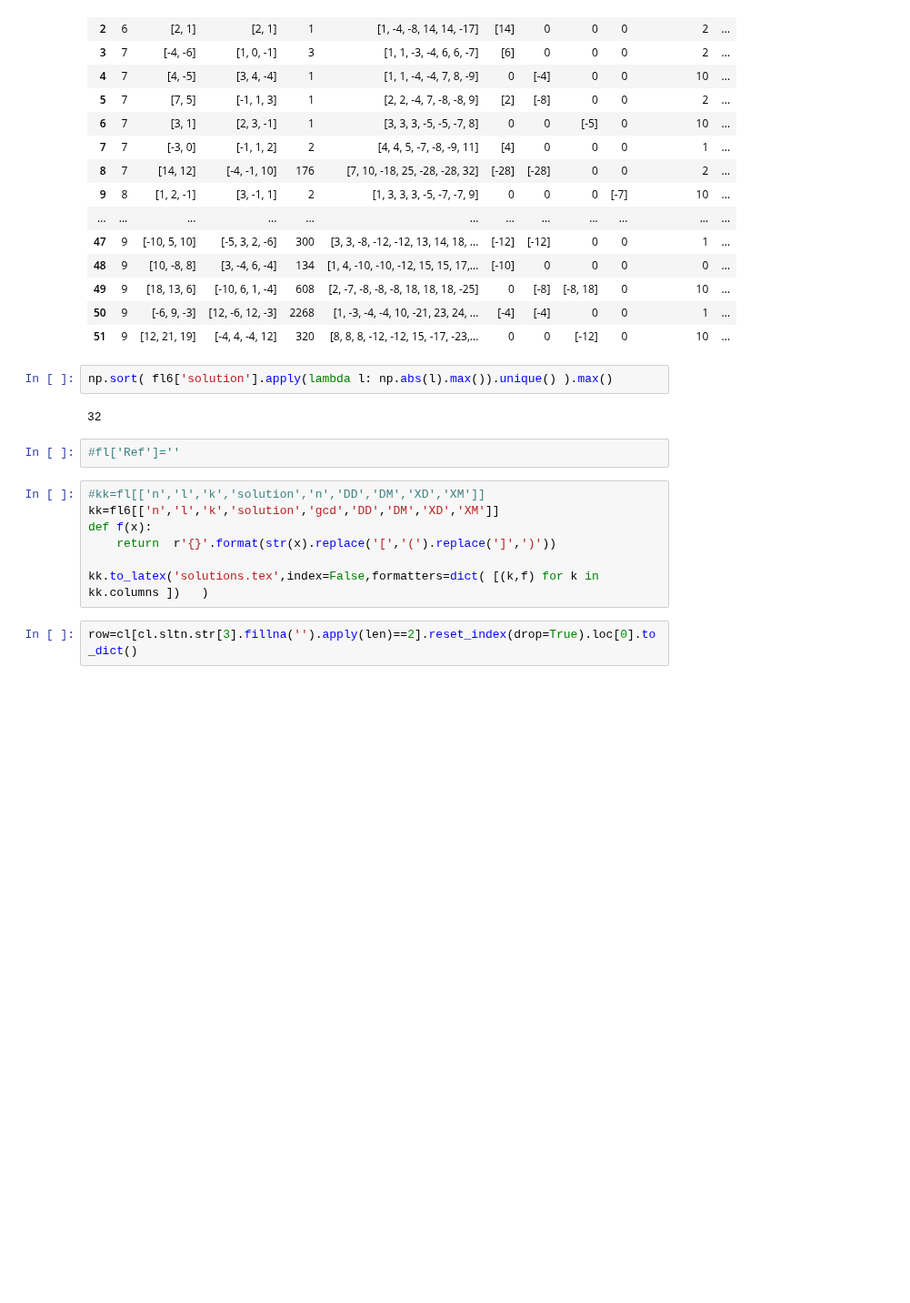
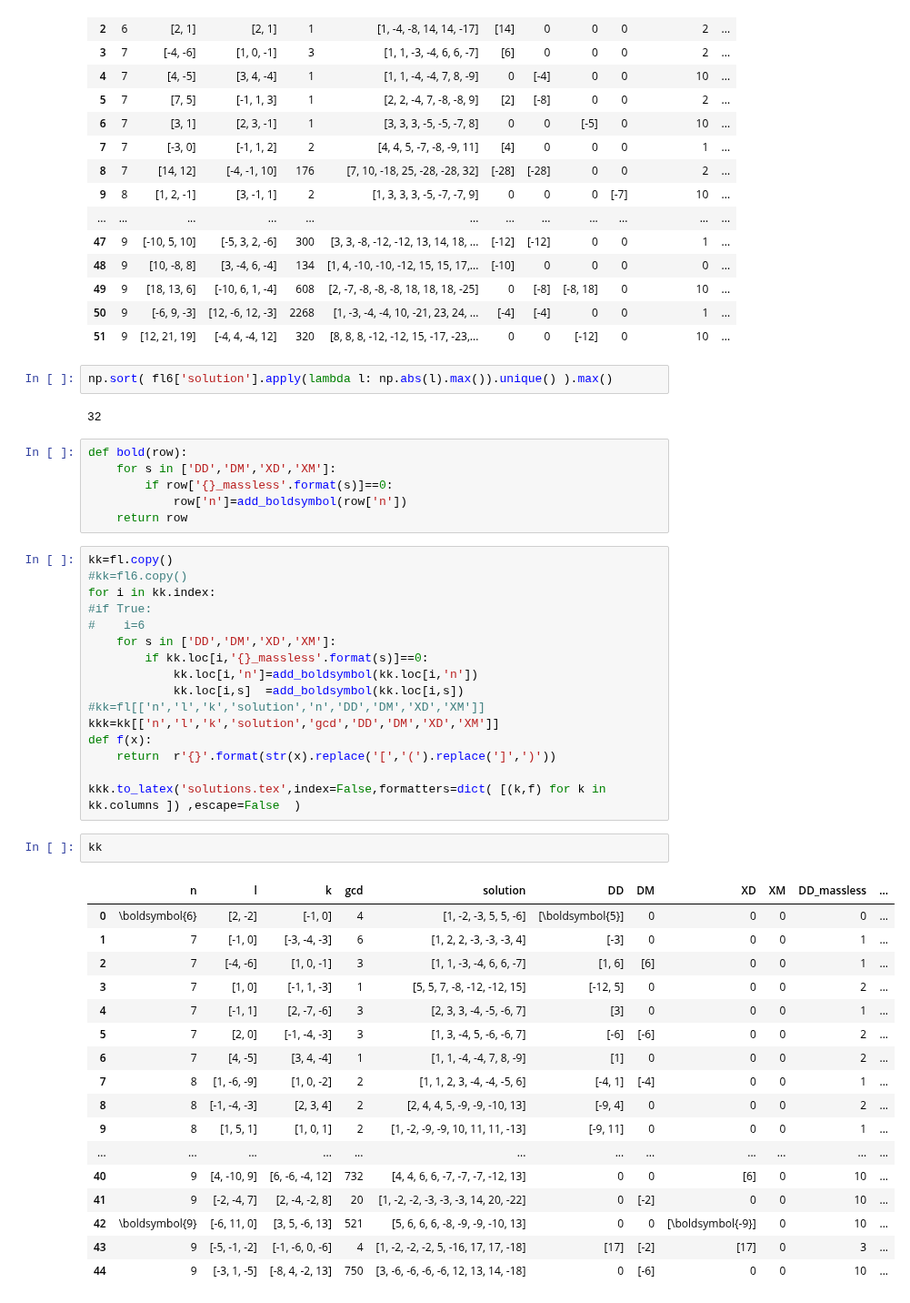
Before and after one commit to LBJ-Wade/anomaly, a Jupyter notebook: Analysis.ipynb, the cells around one changed output. Shown at 91% size. Saved outputs shown, nothing was run; the diff lists cells and outputs as text; blank space fills up the shorter version.

Commit message:
Improve LaTeX export with \boldsymbol

```diff
--- a/Analysis.ipynb
+++ b/Analysis.ipynb
@@ -314,14 +314,45 @@ fl6
 np.sort( fl6['solution'].apply(lambda l: np.abs(l).max()).unique() ).max()
 # %% [output]
 32
-# %%
-#fl['Ref']=''
+# %%
+def bold(row):
+    for s in ['DD','DM','XD','XM']:
+        if row['{}_massless'.format(s)]==0:
+            row['n']=add_boldsymbol(row['n'])
+    return row
 # %%
+kk=fl.copy()
+#kk=fl6.copy()
+for i in kk.index:
+#if True:
+#    i=6
+    for s in ['DD','DM','XD','XM']:
+        if kk.loc[i,'{}_massless'.format(s)]==0:
+            kk.loc[i,'n']=add_boldsymbol(kk.loc[i,'n'])
+            kk.loc[i,s]  =add_boldsymbol(kk.loc[i,s])
 #kk=fl[['n','l','k','solution','n','DD','DM','XD','XM']]
-kk=fl6[['n','l','k','solution','gcd','DD','DM','XD','XM']]
+kkk=kk[['n','l','k','solution','gcd','DD','DM','XD','XM']]
 def f(x):
     return  r'{}'.format(str(x).replace('[','(').replace(']',')'))
 
-kk.to_latex('solutions.tex',index=False,formatters=dict( [(k,f) for k in kk.columns ])   )
+kkk.to_latex('solutions.tex',index=False,formatters=dict( [(k,f) for k in kk.columns ]) ,escape=False  )
-# %%
-row=cl[cl.sltn.str[3].fillna('').apply(len)==2].reset_index(drop=True).loc[0].to_dict()
+# %%
+kk
+# %% [output]
+|  | n | l | k | gcd | solution | DD | DM | XD | XM | DD_massless | ... |
+| 0 | \boldsymbol{6} | [2, -2] | [-1, 0] | 4 | [1, -2, -3, 5, 5, -6] | [\boldsymbol{5}] | 0 | 0 | 0 | 0 | ... |
+| 1 | 7 | [-1, 0] | [-3, -4, -3] | 6 | [1, 2, 2, -3, -3, -3, 4] | [-3] | 0 | 0 | 0 | 1 | ... |
+| 2 | 7 | [-4, -6] | [1, 0, -1] | 3 | [1, 1, -3, -4, 6, 6, -7] | [1, 6] | [6] | 0 | 0 | 1 | ... |
+| 3 | 7 | [1, 0] | [-1, 1, -3] | 1 | [5, 5, 7, -8, -12, -12, 15] | [-12, 5] | 0 | 0 | 0 | 2 | ... |
+| 4 | 7 | [-1, 1] | [2, -7, -6] | 3 | [2, 3, 3, -4, -5, -6, 7] | [3] | 0 | 0 | 0 | 1 | ... |
+| 5 | 7 | [2, 0] | [-1, -4, -3] | 3 | [1, 3, -4, 5, -6, -6, 7] | [-6] | [-6] | 0 | 0 | 2 | ... |
+| 6 | 7 | [4, -5] | [3, 4, -4] | 1 | [1, 1, -4, -4, 7, 8, -9] | [1] | 0 | 0 | 0 | 2 | ... |
+| 7 | 8 | [1, -6, -9] | [1, 0, -2] | 2 | [1, 1, 2, 3, -4, -4, -5, 6] | [-4, 1] | [-4] | 0 | 0 | 1 | ... |
+| 8 | 8 | [-1, -4, -3] | [2, 3, 4] | 2 | [2, 4, 4, 5, -9, -9, -10, 13] | [-9, 4] | 0 | 0 | 0 | 2 | ... |
+| 9 | 8 | [1, 5, 1] | [1, 0, 1] | 2 | [1, -2, -9, -9, 10, 11, 11, -13] | [-9, 11] | 0 | 0 | 0 | 1 | ... |
+| ... | ... | ... | ... | ... | ... | ... | ... | ... | ... | ... | ... |
+| 40 | 9 | [4, -10, 9] | [6, -6, -4, 12] | 732 | [4, 4, 6, 6, -7, -7, -7, -12, 13] | 0 | 0 | [6] | 0 | 10 | ... |
+| 41 | 9 | [-2, -4, 7] | [2, -4, -2, 8] | 20 | [1, -2, -2, -3, -3, -3, 14, 20, -22] | 0 | [-2] | 0 | 0 | 10 | ... |
+| 42 | \boldsymbol{9} | [-6, 11, 0] | [3, 5, -6, 13] | 521 | [5, 6, 6, 6, -8, -9, -9, -10, 13] | 0 | 0 | [\boldsymbol{-9}] | 0 | 10 | ... |
+| 43 | 9 | [-5, -1, -2] | [-1, -6, 0, -6] | 4 | [1, -2, -2, -2, 5, -16, 17, 17, -18] | [17] | [-2] | [17] | 0 | 3 | ... |
+| 44 | 9 | [-3, 1, -5] | [-8, 4, -2, 13] | 750 | [3, -6, -6, -6, -6, 12, 13, 14, -18] | 0 | [-6] | 0 | 0 | 10 | ... |
```
